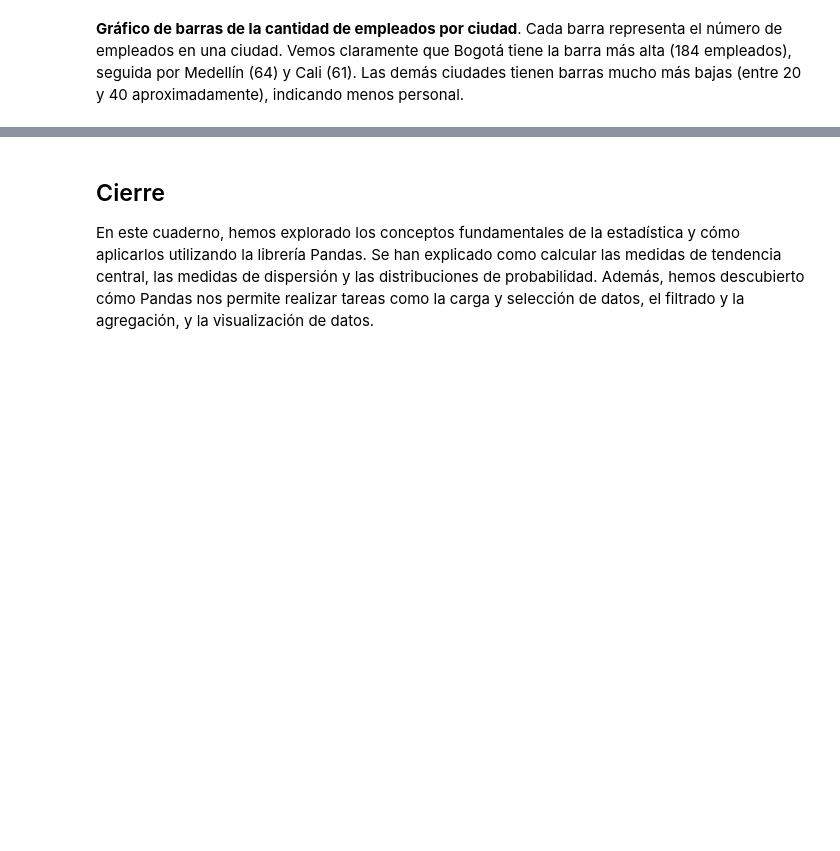
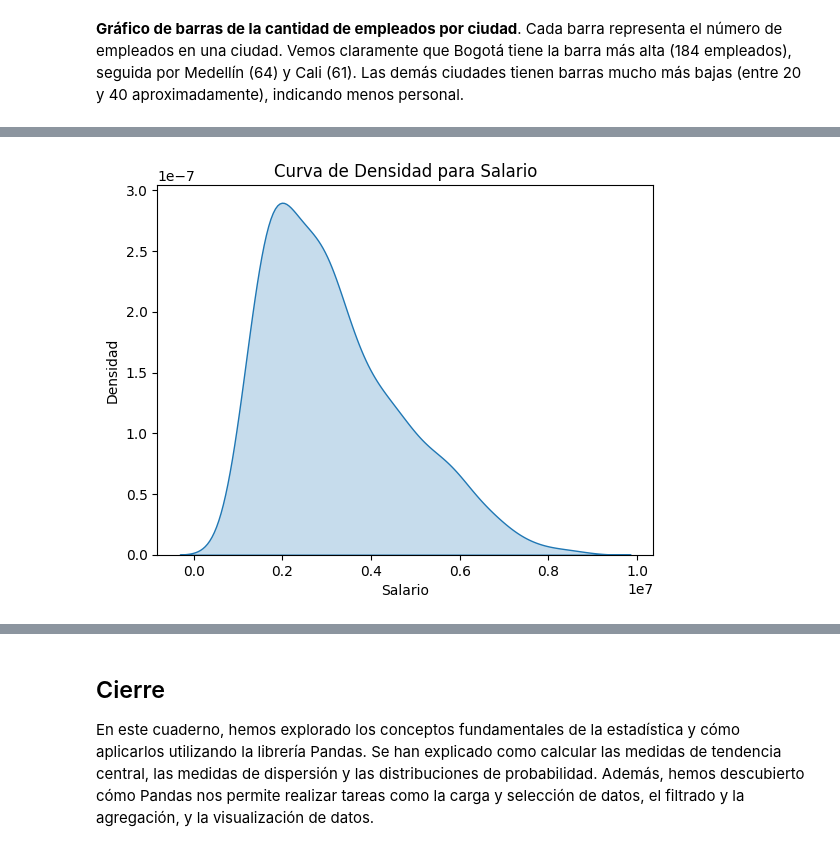
Before and after one commit to jazaineam1/Diplomado_ucentral_ME, a Jupyter notebook: Cuadernos/5_Introducción_a_la_Estadística_y_Exploración_de_Datos_con_Pandas.ipynb, the cells around one changed output, grey strips where cells are left out. Drawn from its saved outputs; the diff is of its cells as text; code cells hidden in the pictures; blank space fills up the shorter version.

```diff
--- a/Cuadernos/5_Introducción_a_la_Estadística_y_Exploración_de_Datos_con_Pandas.ipynb
+++ b/Cuadernos/5_Introducción_a_la_Estadística_y_Exploración_de_Datos_con_Pandas.ipynb
@@ -577,0 +585,8 @@ En este código:
+# %%
+sns.kdeplot(data=df, x='salario', fill=True)
+plt.title('Curva de Densidad para Salario')
+plt.xlabel('Salario')
+plt.ylabel('Densidad')
+plt.show()
+# %% [output]
+[figure, added]
```
Also changed, not shown: parts of 8 cells of this notebook.
